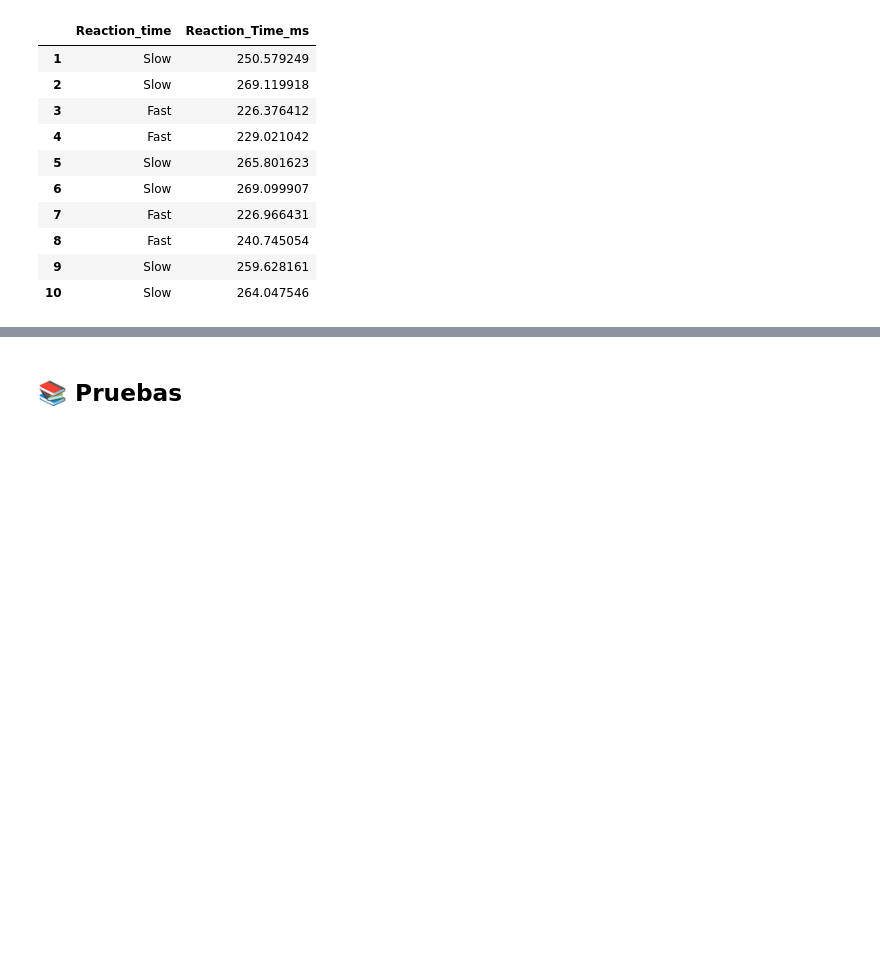
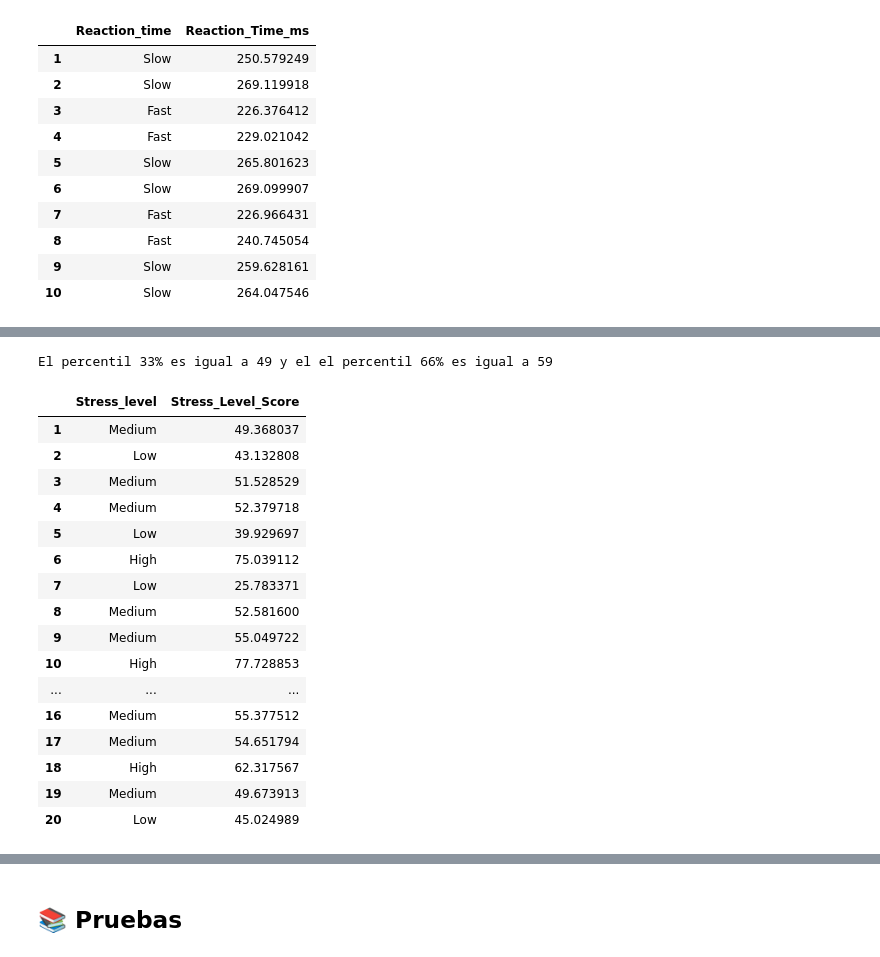
Before and after one commit to lauraargente/Proyecto_University-Football-Injury-Prediction-Dataset, a Jupyter notebook: analisis.ipynb, the cells around one changed output, grey strips where cells are left out. Cells and saved outputs as stored; diff of their text form; code cells hidden in the pictures; blank space fills up the shorter version.

```diff
--- a/analisis.ipynb
+++ b/analisis.ipynb
@@ -384,0 +471,44 @@ El percentil 50 de reaction time es 249 ms
+# %%
+#Creamos una nueva columna con las nuevas categorías para "Stress_Level_Score"
+df_csv['Stress_level']= ""
+df_csv.head(5)
+
+#Sacamos los percentiles 33% y 66% de "Stress_Level_Score"
+stress33 = int(round(df_csv['Stress_Level_Score'].quantile(0.33), 0))
+stress66 = int(round(df_csv['Stress_Level_Score'].quantile(0.66), 0))
+print(f'El percentil 33% es igual a {stress33} y el el percentil 66% es igual a {stress66}')
+
+#Creamos las categorías para "Stress_Level_Score" y añadimos los nuevos valores en la columna "Stress_level"
+for i in range (len(df_csv)):
+    #Si el valor de cada fila en la columna "Stress_Level_Score" es menor que 49 , el valor en cada fila en la columna "Stress_level" será 'Low'
+    if df_csv.loc[df_csv.index[i],'Stress_Level_Score'] < stress33:
+        df_csv.loc[df_csv.index[i],'Stress_level'] = 'Low'
+
+#Si el valor de cada fila en la columna "Stress_Level_Score" es entre 49 y 59, el valor en cada fila en la columna "Stress_level" será 'Medium'
+    elif df_csv.loc[df_csv.index[i],'Stress_Level_Score'] >= stress33 and df_csv.loc[df_csv.index[i],'Stress_Level_Score'] <= stress66 :
+        df_csv.loc[df_csv.index[i],'Stress_level'] = 'Medium'
+
+#Si el valor de cada fila en la columna "Stress_Level_Score" es mayor que 59, el valor en cada fila en la columna "Stress_level" será 'High'
+    else:
+        df_csv.loc[df_csv.index[i],'Stress_level']= 'High'
+
+df_csv[['Stress_level', 'Stress_Level_Score']].head(20)
+# %% [output]
+El percentil 33% es igual a 49 y el el percentil 66% es igual a 59
+|  | Stress_level | Stress_Level_Score |
+| 1 | Medium | 49.368037 |
+| 2 | Low | 43.132808 |
+| 3 | Medium | 51.528529 |
+| 4 | Medium | 52.379718 |
+| 5 | Low | 39.929697 |
+| 6 | High | 75.039112 |
+| 7 | Low | 25.783371 |
+| 8 | Medium | 52.581600 |
+| 9 | Medium | 55.049722 |
+| 10 | High | 77.728853 |
+| ... | ... | ... |
+| 16 | Medium | 55.377512 |
+| 17 | Medium | 54.651794 |
+| 18 | High | 62.317567 |
+| 19 | Medium | 49.673913 |
+| 20 | Low | 45.024989 |
```
Also changed, not shown: parts of 5 cells of this notebook.
